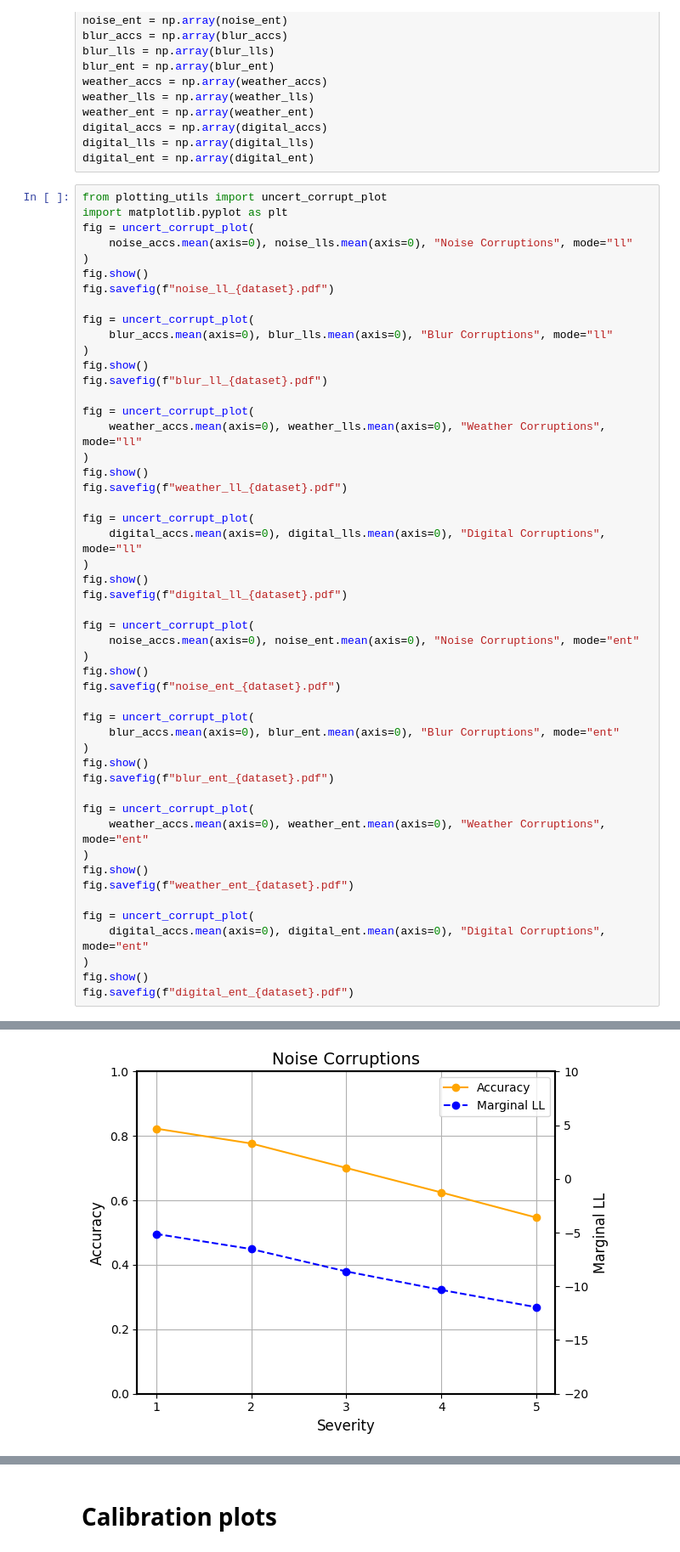
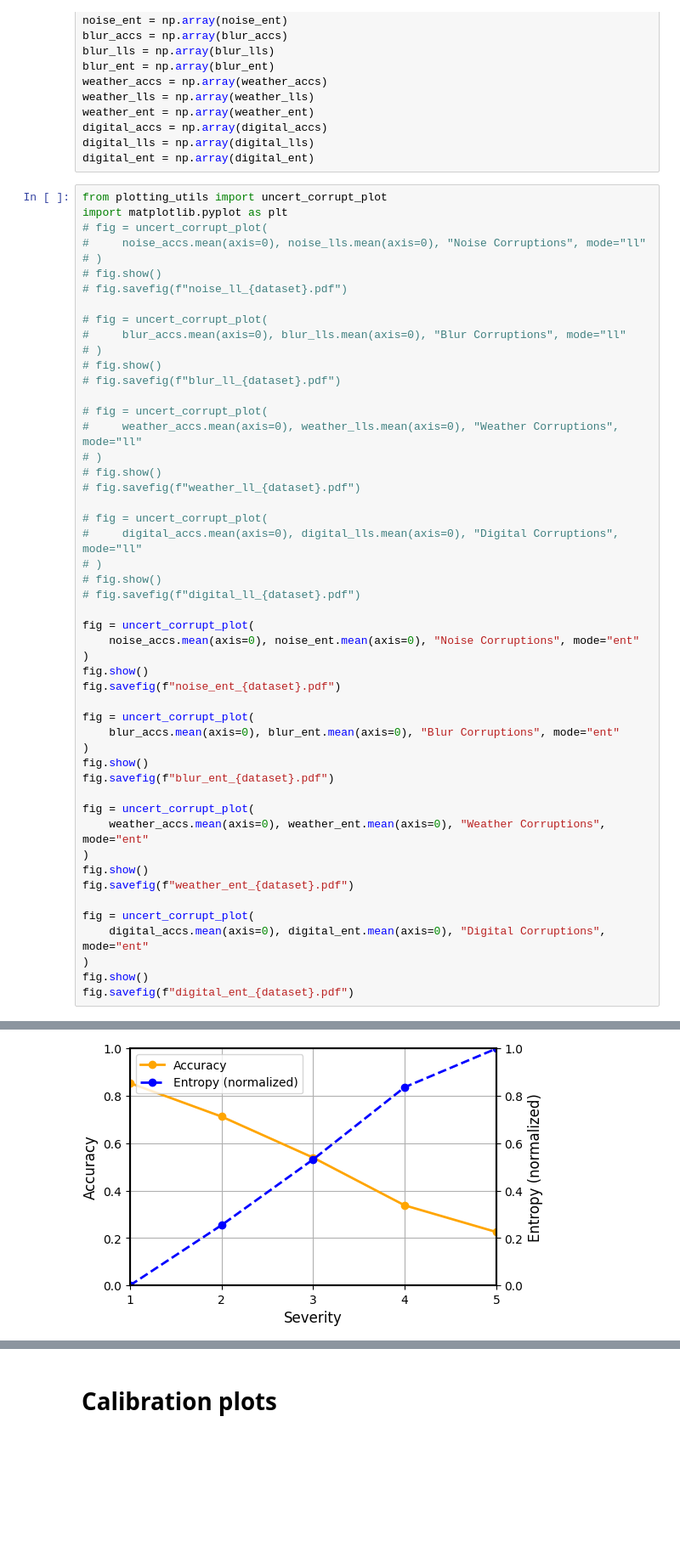
Before and after one commit to remunds/DDeXU, a Jupyter notebook: plots.ipynb, the cells around one changed output, grey strips where cells are left out. Shown: that part at 85% size. Saved outputs shown, nothing was run; the diff lists cells and outputs as text; blank space fills up the shorter version.

```diff
--- a/plots.ipynb
+++ b/plots.ipynb
@@ -96,29 +96,29 @@ digital_ent = np.array(digital_ent)
 # %%
 from plotting_utils import uncert_corrupt_plot
 import matplotlib.pyplot as plt
-fig = uncert_corrupt_plot(
-    noise_accs.mean(axis=0), noise_lls.mean(axis=0), "Noise Corruptions", mode="ll"
-)
-fig.show()
-fig.savefig(f"noise_ll_{dataset}.pdf")
+# fig = uncert_corrupt_plot(
+#     noise_accs.mean(axis=0), noise_lls.mean(axis=0), "Noise Corruptions", mode="ll"
+# )
+# fig.show()
+# fig.savefig(f"noise_ll_{dataset}.pdf")
 
-fig = uncert_corrupt_plot(
-    blur_accs.mean(axis=0), blur_lls.mean(axis=0), "Blur Corruptions", mode="ll"
-)
-fig.show()
-fig.savefig(f"blur_ll_{dataset}.pdf")
+# fig = uncert_corrupt_plot(
+#     blur_accs.mean(axis=0), blur_lls.mean(axis=0), "Blur Corruptions", mode="ll"
+# )
+# fig.show()
+# fig.savefig(f"blur_ll_{dataset}.pdf")
 
-fig = uncert_corrupt_plot(
-    weather_accs.mean(axis=0), weather_lls.mean(axis=0), "Weather Corruptions", mode="ll"
-)
-fig.show()
-fig.savefig(f"weather_ll_{dataset}.pdf")
+# fig = uncert_corrupt_plot(
+#     weather_accs.mean(axis=0), weather_lls.mean(axis=0), "Weather Corruptions", mode="ll"
+# )
+# fig.show()
+# fig.savefig(f"weather_ll_{dataset}.pdf")
 
-fig = uncert_corrupt_plot(
-    digital_accs.mean(axis=0), digital_lls.mean(axis=0), "Digital Corruptions", mode="ll"
-)
-fig.show()
-fig.savefig(f"digital_ll_{dataset}.pdf")
+# fig = uncert_corrupt_plot(
+#     digital_accs.mean(axis=0), digital_lls.mean(axis=0), "Digital Corruptions", mode="ll"
+# )
+# fig.show()
+# fig.savefig(f"digital_ll_{dataset}.pdf")
 
 fig = uncert_corrupt_plot(
     noise_accs.mean(axis=0), noise_ent.mean(axis=0), "Noise Corruptions", mode="ent"
@@ -147 +164 @@ fig.savefig(f"digital_ent_{dataset}.pdf")
-[figure, old version]
+[figure, new version]
```
Also changed, not shown: parts of 3 cells of this notebook, 3 other files.
